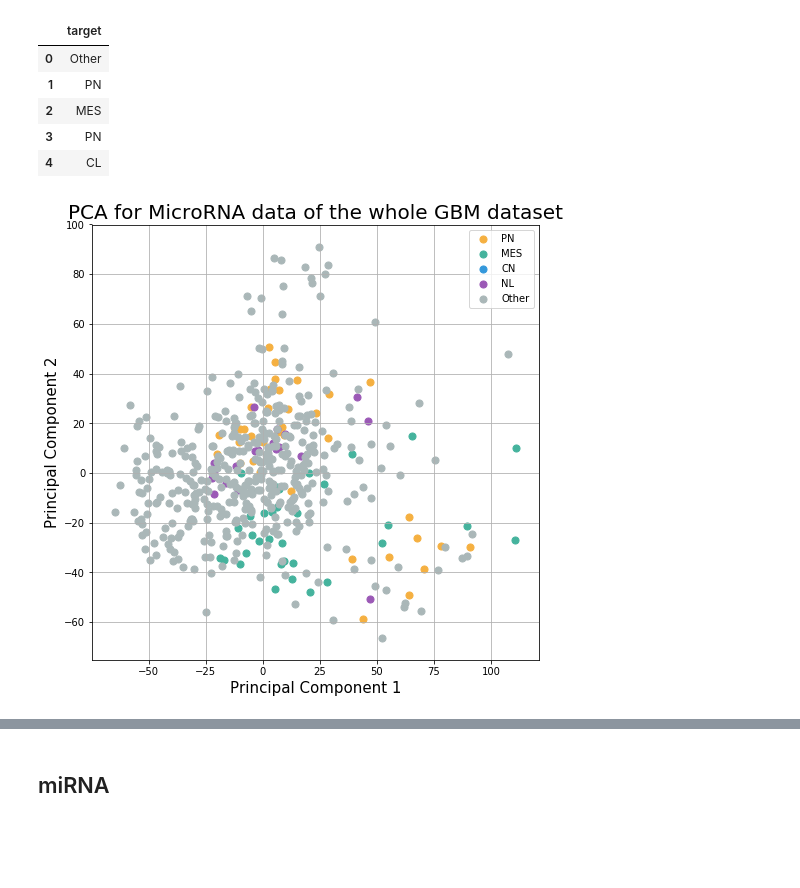
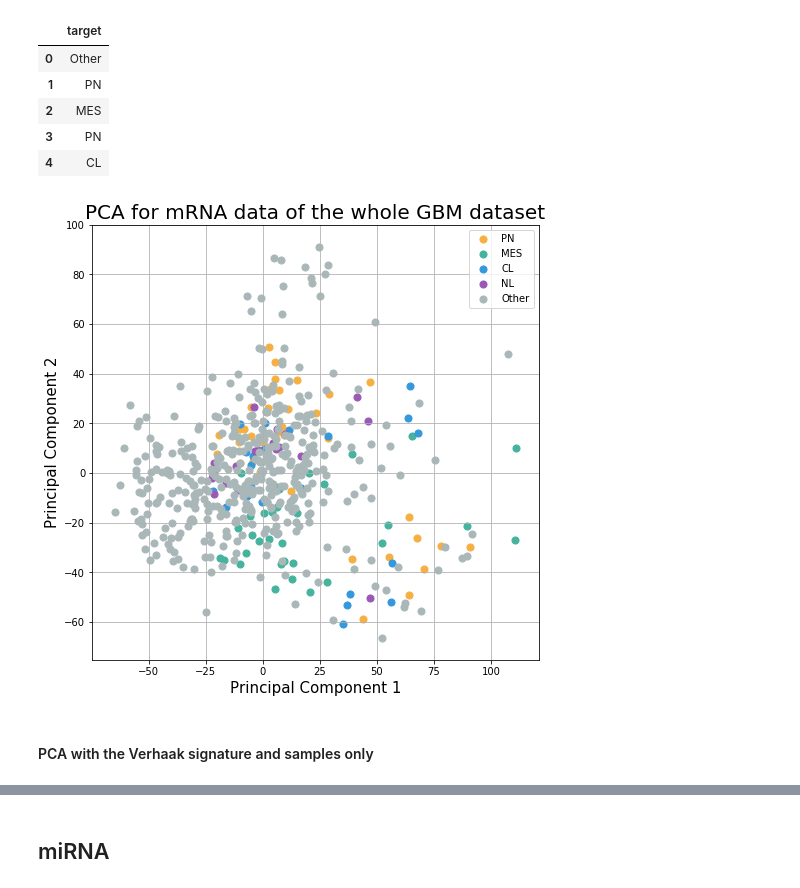
Before and after one commit to CamilaDuitama/MasterThesis, a Jupyter notebook: Data preparation.ipynb, the cells around one changed output, grey strips where cells are left out. Drawn from its saved outputs; the diff is of its cells as text; code cells hidden in the pictures; blank space fills up the shorter version.

```diff
--- a/Data preparation.ipynb
+++ b/Data preparation.ipynb
@@ -13,14 +13,17 @@ warnings.simplefilter('ignore')
 %matplotlib inline
 #Render images
 %config inlineBackend.figure_format = 'svg'
+folder_Firebrowse_GBM="Data/Firebrowse_GBM/"
 # %% [markdown]
 ### Clinical Data
 # %%
-clinical= pd.read_csv('20160128-GBM-Clinical.txt', sep="\t",header=0,index_col=0)
-clinical=clinical.transpose()
-clinical=clinical.drop(columns=["Composite Element REF"])
+clinical= pd.read_csv(folder_Firebrowse_GBM+"Clinical.csv", sep=",",header=0,index_col=0)
 clinical["years_to_birth"] = clinical["years_to_birth"].apply(pd.to_numeric)
 clinical["days_to_death"] = clinical["days_to_death"].apply(pd.to_numeric)
 clinical["date_of_initial_pathologic_diagnosis"] = clinical["date_of_initial_pathologic_diagnosis"].apply(pd.to_numeric)
 clinical["karnofsky_performance_score"] = clinical["karnofsky_performance_score"].apply(pd.to_numeric)
 clinical["vital_status"] = clinical["vital_status"].apply(pd.to_numeric)
+clinical=clinical.drop(columns=['Composite Element REF'])
+new_index=pd.Series([w.replace(".","-").upper() for w in clinical.index.tolist()])
+clinical.set_index(new_index,inplace=True)
+clinical.head()
@@ -64,0 +65,11 @@ plt.show()
+# %%
+#Code to mark the samples in mRNAArray as one of the four subclasses of GBM or as other, and assign a color to them
+result=list()
+for i in clinical.index.tolist():
+    if i in labels["CLID"].tolist():
+        index=labels["CLID"].tolist().index(i)
+        result.append(labels.loc[index,"Subtype"])
+    else:
+        result.append("Other")
+result=pd.DataFrame(result,columns=["target"])
+result.head()
@@ -85,8 +109,7 @@ plt.show()
 # %% [markdown]
 ## RNA Microarray data
 # %%
-mRNAArray= pd.read_csv('20160128-GBM-mRNAArray-3.txt', sep="\t",header=0,index_col=0)
-mRNAArray=mRNAArray.drop("Composite Element REF")
+mRNAArray= pd.read_csv(folder_Firebrowse_GBM+'gdac.broadinstitute.org_GBM.Merge_transcriptome__ht_hg_u133a__broad_mit_edu__Level_3__gene_rma__data.Level_3.2016012800.0.0.csv', sep=",",header=0,index_col=0)
 mRNAArray=mRNAArray.apply(pd.to_numeric)
 mRNAArray=mRNAArray.transpose()
 mRNAArray.head()
@@ -292,20 +316,22 @@ result.head()
 # %%
 pca = decomposition.PCA(n_components=2)
 PC = pca.fit_transform(mRNAArray.values)
 fig = plt.figure(figsize = (8,8))
 ax = fig.add_subplot(1,1,1)
 ax.set_xlabel('Principal Component 1', fontsize = 15)
 ax.set_ylabel('Principal Component 2', fontsize = 15)
-targets=["PN","MES","CN","NL","Other"]
+targets=["PN","MES","CL","NL","Other"]
 colors = ["#F5B041", '#45B39D', '#3498DB',"#9B59B6","#AAB7B8"]
-ax.set_title('PCA for MicroRNA data of the whole GBM dataset', fontsize = 20)
+ax.set_title('PCA for mRNA data of the whole GBM dataset', fontsize = 20)
 for target,color in zip(targets,colors):
     indicesToKeep = result['target'] == target
     ax.scatter(PC[indicesToKeep,0]
                , PC[indicesToKeep,1]
                , c = color
                , s = 50)
 ax.legend(targets)
 ax.grid()
 # %% [output]
-[figure, old version]
+[figure, new version]
+# %% [markdown]
+#### PCA with the Verhaak signature and samples only
```
Also changed, not shown: parts of 61 cells of this notebook, 1 other file.
